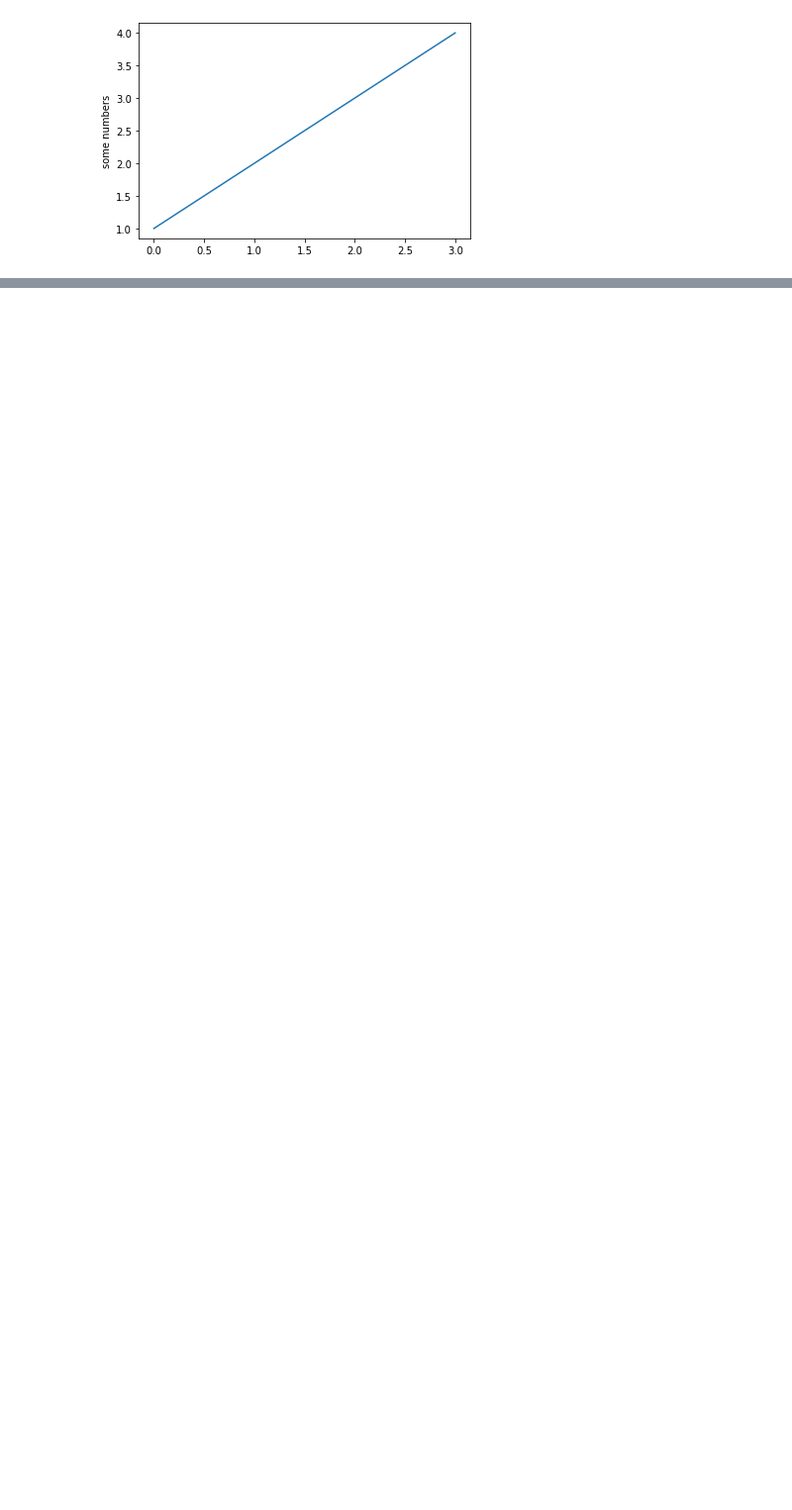
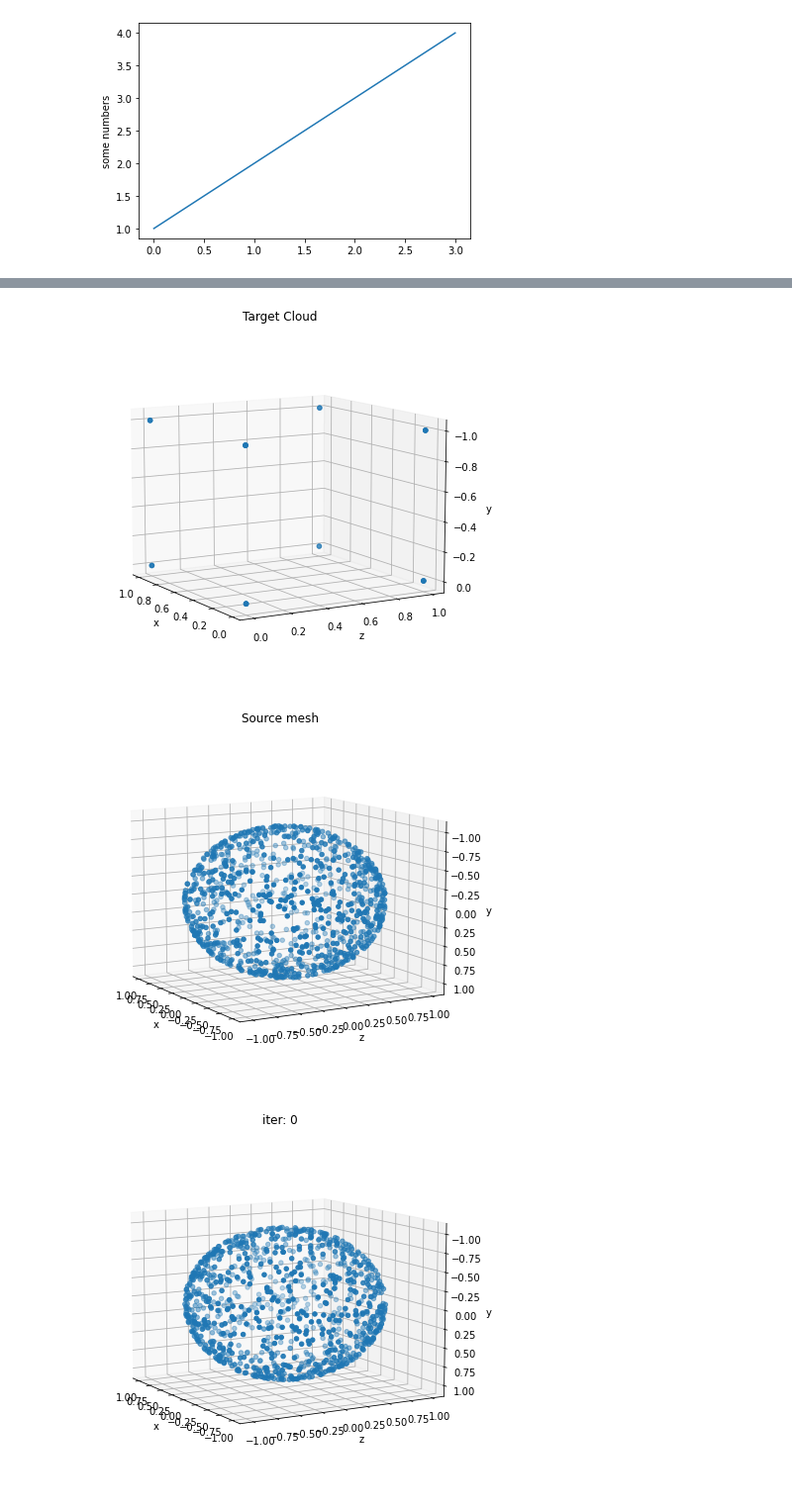
Before and after one commit to Zachary-Waynor/deep-learn, a Jupyter notebook: testing/remeshDeformWorking.ipynb, the cells around one changed output, grey strips where cells are left out. Shown: that part at 99% size. Cells and saved outputs as stored; diff of their text form; code cells hidden in the pictures; blank space fills up the shorter version.

```diff
--- a/testing/remeshDeformWorking.ipynb
+++ b/testing/remeshDeformWorking.ipynb
@@ -81,8 +81,8 @@ def mesh_creator_deform(pointCloudMatrix):
 
     trg_mesh = torch.tensor([pointCloudMatrix])
     target_point_count = trg_mesh.size(dim=1)
-    #scale later
 
+    #scale Fix Scale
     #center = trg_mesh.mean(0)
     #trg_mesh = trg_mesh - center
     #scale = max(trg_mesh.abs().max(0))
@@ -97,7 +97,7 @@ def mesh_creator_deform(pointCloudMatrix):
     # Number of optimization steps
     Niter = 5000
     # Weight for the chamfer loss
-    w_chamfer = 1.0
+    w_chamfer = 2.0
     # Weight for mesh edge loss
     w_edge = 1.0
     # Weight for mesh normal consistency
@@ -125,7 +125,7 @@ def mesh_creator_deform(pointCloudMatrix):
         # We sample 5k points from the surface of each mesh
         #sample_trg = sample_points_from_meshes(trg_mesh, 5000)
         sample_trg = trg_mesh
-        sample_src = sample_points_from_meshes(new_src_mesh, 5000)
+        sample_src = sample_points_from_meshes(new_src_mesh, 10000)
 
         # We compare the two sets of pointclouds by computing (a) the chamfer loss
         loss_chamfer, _ = chamfer_distance(sample_trg, sample_src)
@@ -158,3 +158,10 @@ def mesh_creator_deform(pointCloudMatrix):
         # Optimization step
         loss.backward()
         optimizer.step()
+
+    # Fetch the verts and faces of the final predicted mesh
+    final_verts, final_faces = new_src_mesh.get_mesh_verts_faces(0)
+
+    # Store the predicted mesh using save_obj
+    final_obj = os.path.join('./', 'final_model.obj')
+    save_obj(final_obj, final_verts, final_faces)
@@ -181,0 +168,11 @@ mesh_creator_deform(pointCloudMatrix)
+# %%
+#Example
+
+
+pointCloudMatrix = [[0.0, 0, 0],[0, 0, 1],[0, 1, 0],[0, 1, 1],[1, 0, 0],[1, 0, 1],[1, 1, 0],[1, 1, 1],[0.0, 0, 0],[0, 0, 1],[0, 1, 0],[0, 1, 1],[1, 0, 0],[1, 0, 1],[1, 1, 0],[1, 1, 1],[0.0, 0, 0],[0, 0, 1],[0, 1, 0],[0, 1, 1],[1, 0, 0],[1, 0, 1],[1, 1, 0],[1, 1, 1],[0.0, 0, 0],[0, 0, 1],[0, 1, 0],[0, 1, 1],[1, 0, 0],[1, 0, 1],[1, 1, 0],[1, 1, 1]]
+
+mesh_creator_deform(pointCloudMatrix)
+# %% [output]
+[figure, added]
+[figure, added]
+[figure, added]
```
Also changed, not shown: parts of 3 cells of this notebook.
